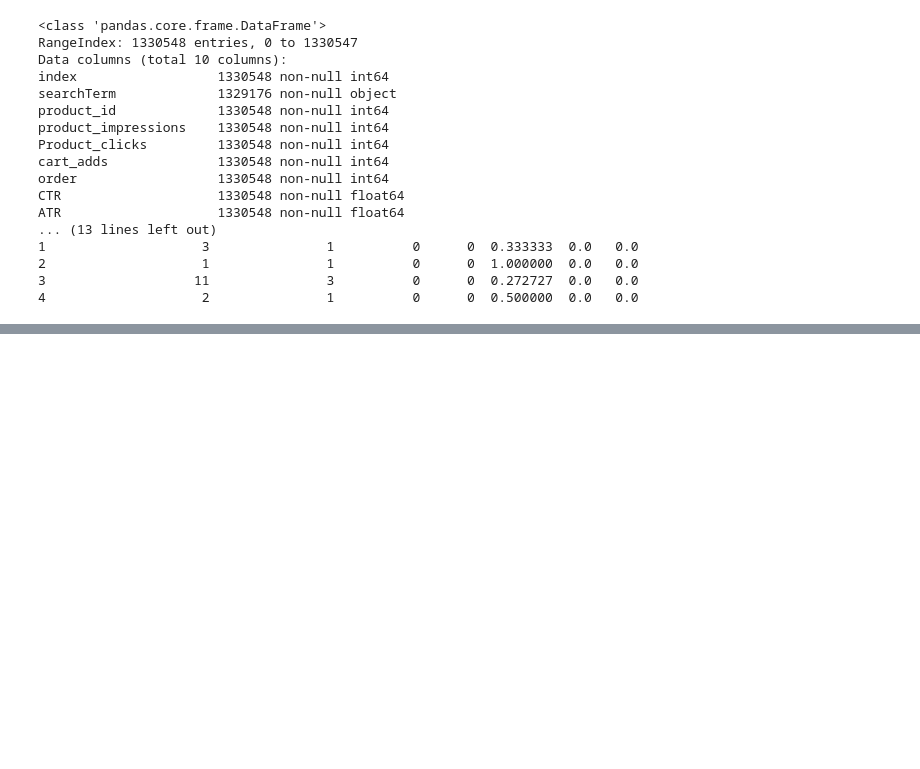
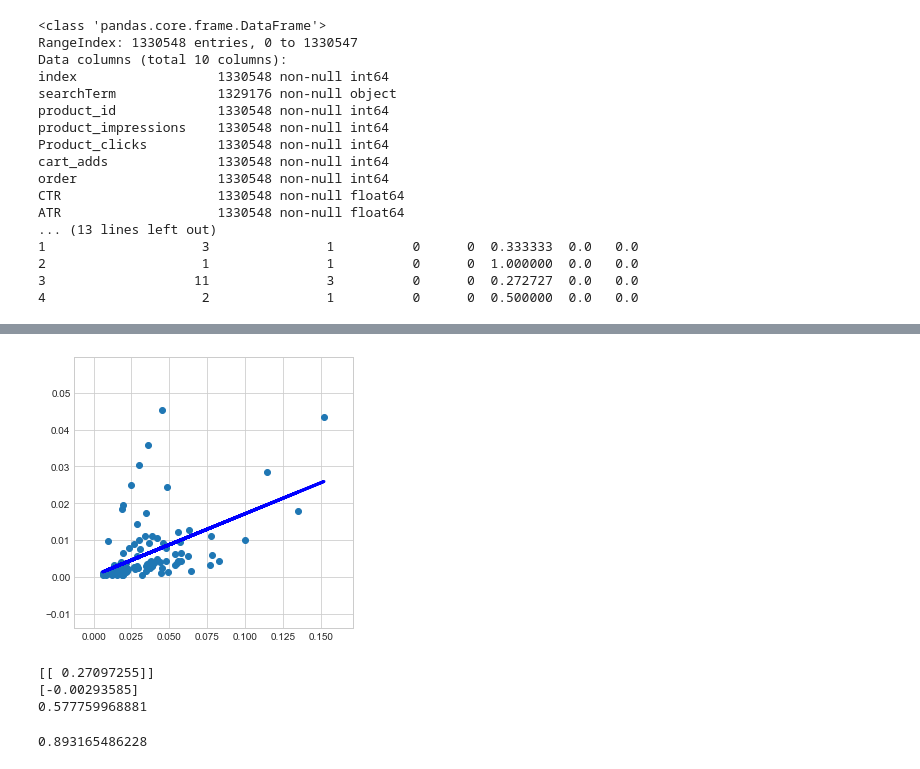
Before and after one commit to hemanthpratury/Walmart--Search-Optimization-and-recommendations, a Jupyter notebook: 256 Project Data Preprocessing.ipynb, the cells around one changed output, grey strips where cells are left out. Saved outputs shown, nothing was run; the diff lists cells and outputs as text; code cells hidden in the pictures; blank space fills up the shorter version.

```diff
--- a/256 Project Data Preprocessing.ipynb
+++ b/256 Project Data Preprocessing.ipynb
@@ -180,0 +213,26 @@ plt.show()
+# %%
+plt.scatter(dfsearchWoOutliers['ATR'],dfsearchWoOutliers['conv'])
+plt.plot(dfsearchWoOutliers['ATR'],reg1.predict(dfsearchWoOutliers[['ATR']]),color='blue',linewidth=3)
+plt.show()
+# %% [output]
+[figure, added]
+# %%
+from sklearn.linear_model import LinearRegression
+reg2 = LinearRegression()
+reg2.fit(X_train,y_train)
+print (reg2.coef_)
+print (reg2.intercept_)
+print(reg2.score(X_test,y_test))
+# %% [output]
+[[ 0.27097255]]
+[-0.00293585]
+0.577759968881
+# %%
+from sklearn.ensemble import RandomForestRegressor
+reg3 = RandomForestRegressor()
+reg3.fit(X_train,y_train)
+#print (reg3.coef_)
+#print (reg3.intercept_)
+print(reg3.score(X_train,y_train))
+# %% [output]
+0.893165486228
```
Also changed, not shown: parts of 16 cells of this notebook.
